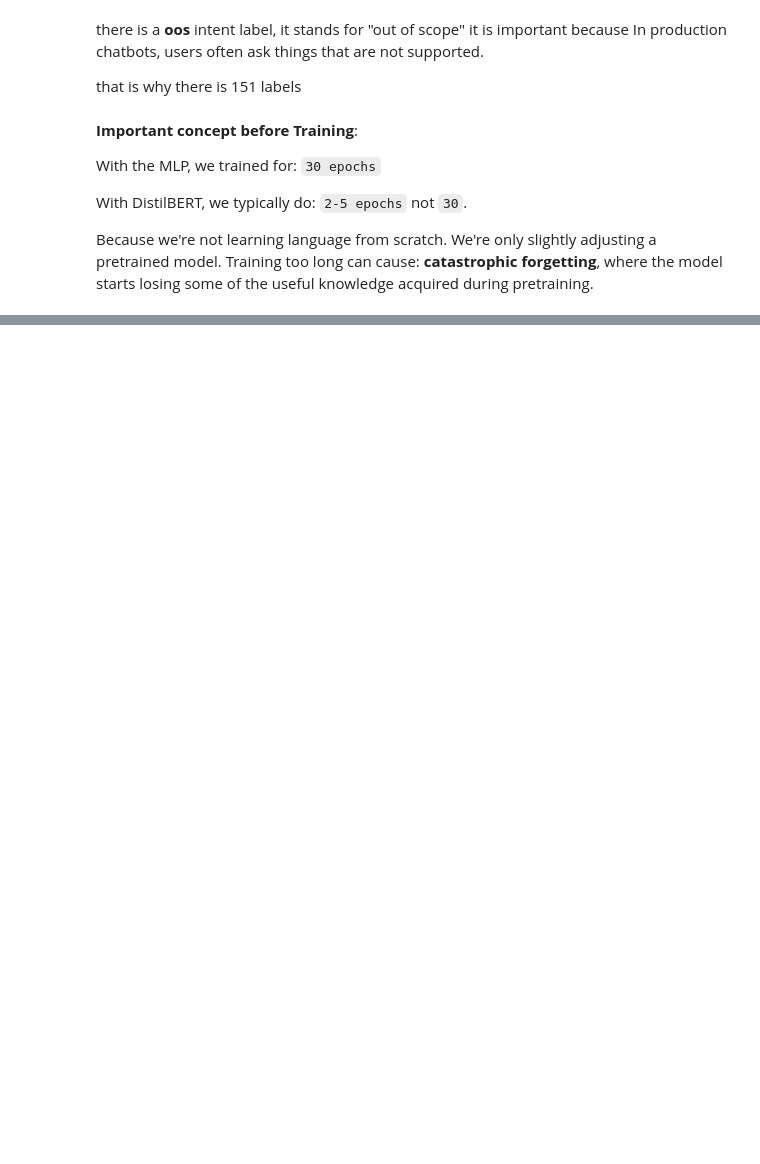
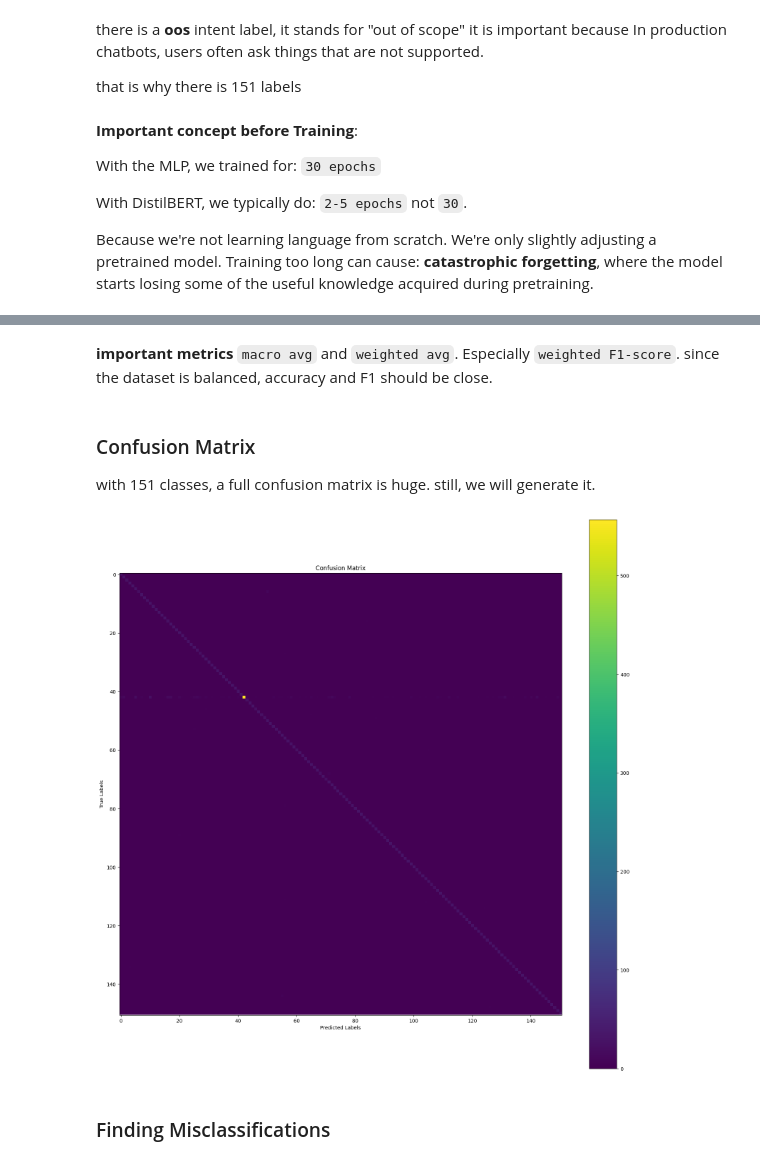
Before and after one commit to L3m1K0uad10/Intent-Classification-Chatbot, a Jupyter notebook: Intent_Classification_Chatbot.ipynb, the cells around one changed output, grey strips where cells are left out. Drawn from its saved outputs; the diff is of its cells as text; code cells hidden in the pictures; blank space fills up the shorter version.

```diff
--- a/Intent_Classification_Chatbot.ipynb
+++ b/Intent_Classification_Chatbot.ipynb
@@ -2094,0 +2155,24 @@ Epoch 3/3 | Loss: 0.1679 | Val Acc: 94.23%
+# %%
+from sklearn.metrics import classification_report
+
+
+y_true = []
+y_pred = []
+
+model.eval()
+
+with torch.no_grad():
+
+  for batch in test_loader:
+    batch = {k: v.to(device) for k, v in batch.items() if k != "token_type_ids"}
+
+    outputs = model(
+        input_ids = batch["input_ids"],
+        attention_mask = batch["attention_mask"]
+    )
+
+    predictions = outputs.logits.argmax(dim = 1)
+
+    y_true.extend(batch["labels"].cpu().numpy())
+
+    y_pred.extend(predictions.cpu().numpy())
@@ -2094,0 +2205,26 @@ Epoch 3/3 | Loss: 0.1679 | Val Acc: 94.23%
+# %% [markdown]
+**important metrics**
+`macro avg` and `weighted avg`. Especially `weighted F1-score`. since the dataset is balanced, accuracy and F1 should be close.
+# %% [markdown]
+### Confusion Matrix
+
+with 151 classes, a full confusion matrix is huge. still, we will generate it.
+# %%
+from sklearn.metrics import confusion_matrix
+
+cm = confusion_matrix(
+    y_true,
+    y_pred
+)
+# %%
+plt.figure(figsize = (20, 20))
+plt.imshow(cm)
+plt.title("Confusion Matrix")
+plt.xlabel("Predicted Labels")
+plt.ylabel("True Labels")
+plt.colorbar()
+plt.show()
+# %% [output]
+[figure, added]
+# %% [markdown]
+### Finding Misclassifications
```
Also changed, not shown: parts of 36 cells of this notebook, 1 other file.
